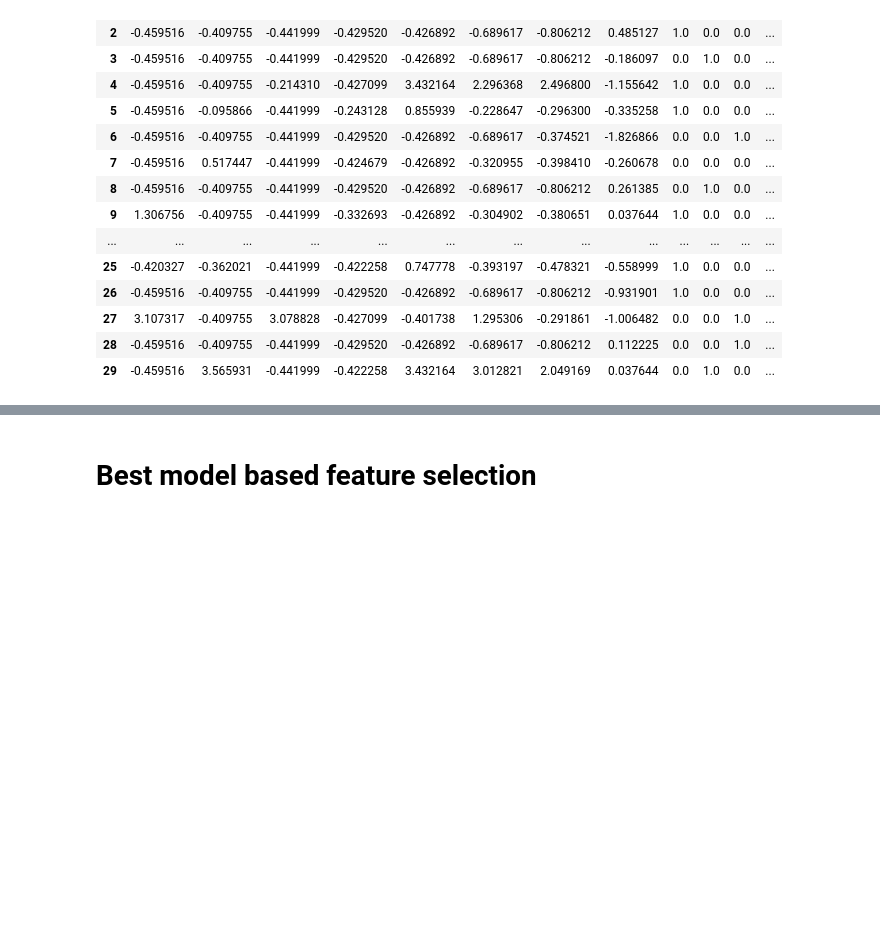
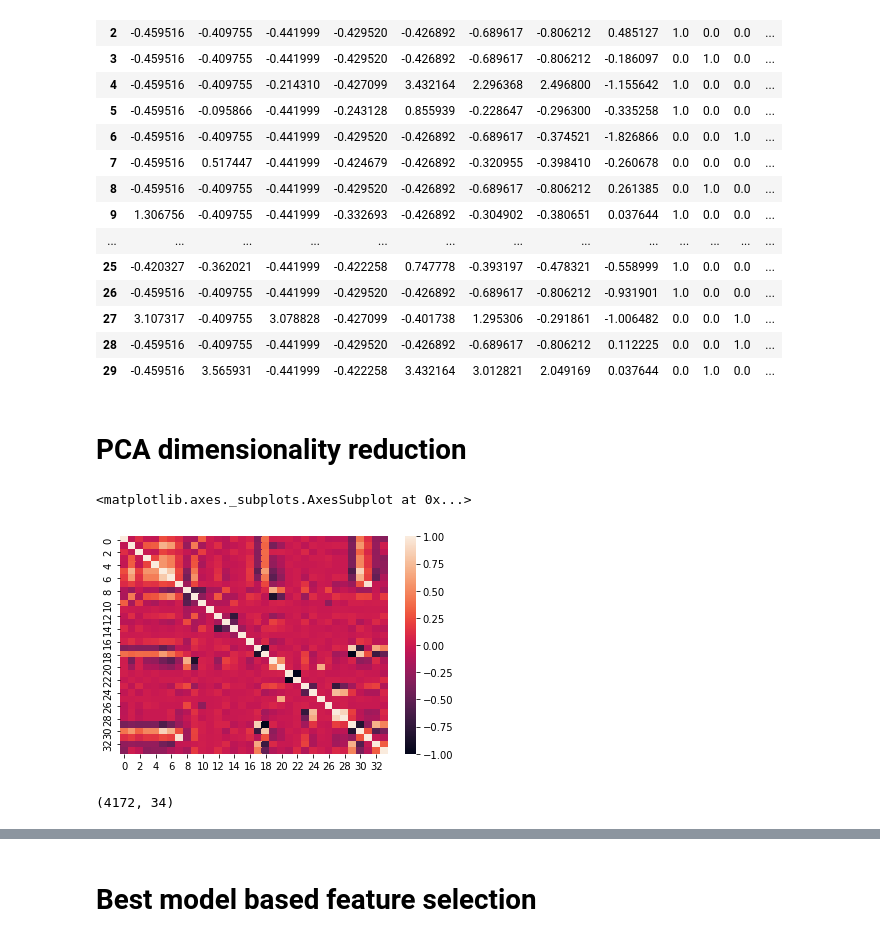
Before and after one commit to PashaIanko/Kaggle.Spaceship-Titanic, a Jupyter notebook: 2_data_preparation.ipynb, the cells around one changed output, grey strips where cells are left out. Saved outputs shown, nothing was run; the diff lists cells and outputs as text; code cells hidden in the pictures; blank space fills up the shorter version.

```diff
--- a/2_data_preparation.ipynb
+++ b/2_data_preparation.ipynb
@@ -1197,3 +1197,12 @@ pd.DataFrame(df_trainval_processed).head(30)
 | 27 | 3.107317 | -0.409755 | 3.078828 | -0.427099 | -0.401738 | 1.295306 | -0.291861 | -1.006482 | 0.0 | 0.0 | 1.0 | ... |
 | 28 | -0.459516 | -0.409755 | -0.441999 | -0.429520 | -0.426892 | -0.689617 | -0.806212 | 0.112225 | 0.0 | 0.0 | 1.0 | ... |
 | 29 | -0.459516 | 3.565931 | -0.441999 | -0.422258 | 3.432164 | 3.012821 | 2.049169 | 0.037644 | 0.0 | 1.0 | 0.0 | ... |
+# %% [markdown]
+# PCA dimensionality reduction
+# %%
+import seaborn as sns
+
+sns.heatmap(pd.DataFrame(df_trainval_processed).corr())
+# %% [output]
+<matplotlib.axes._subplots.AxesSubplot at 0x...>
+[figure, added]
@@ -1199,0 +1280,13 @@ pd.DataFrame(df_trainval_processed).head(30)
+# %%
+from sklearn.model_selection import train_test_split
+
+subsample, _, = train_test_split(
+    df_trainval_processed,
+    train_size = 0.6,
+    random_state=42,
+    stratify=df_trainval_processed[:, -1]
+)
+
+print(subsample.shape)
+# %% [output]
+(4172, 34)
```
Also changed, not shown: parts of 7 cells of this notebook.
